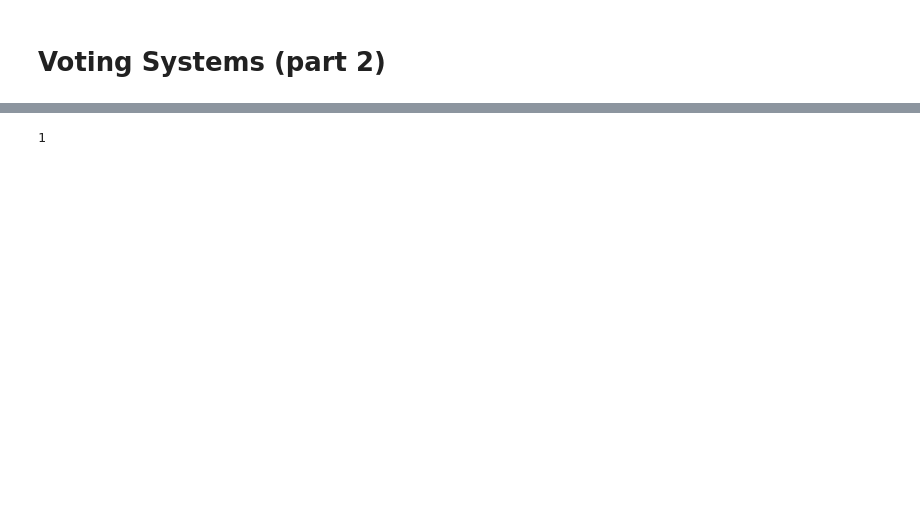
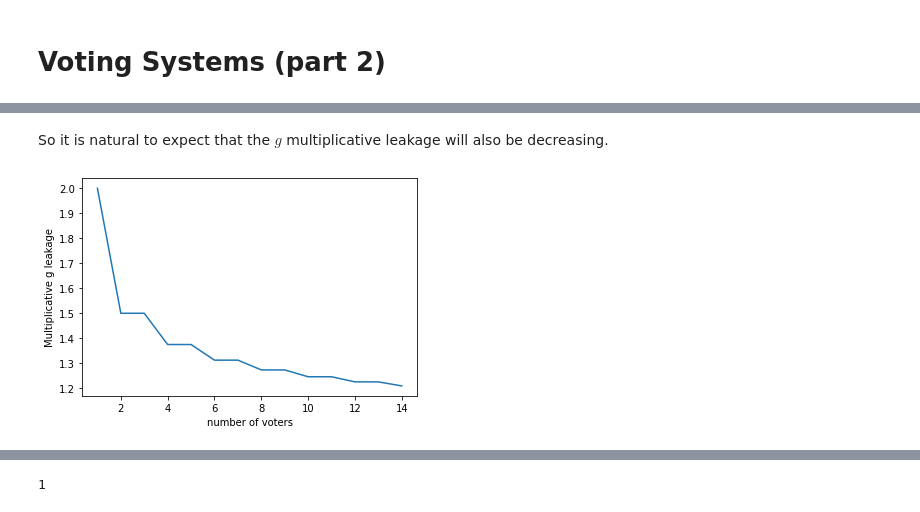
Before and after one commit to damik3/qif-notebooks, a Jupyter notebook: voting_systems/voting_systems_part_2.ipynb, the cells around one changed output, grey strips where cells are left out. Cells and saved outputs as stored; diff of their text form; code cells hidden in the pictures; blank space fills up the shorter version.

```diff
--- a/voting_systems/voting_systems_part_2.ipynb
+++ b/voting_systems/voting_systems_part_2.ipynb
@@ -43,0 +150,9 @@ Multiplicative g leakage: 1.5
+# %% [markdown]
+So it is natural to expect that the $g$ multiplicative leakage will also be decreasing.
+# %%
+plt.plot(vs, [measure.g_vuln.mult_leakage(get_G1(v, c), probab.uniform(c ** v), get_W(v, c)) for v in vs])
+plt.xlabel('number of voters')
+plt.ylabel('Multiplicative g leakage')
+None
+# %% [output]
+[figure, added]
```
Also changed, not shown: parts of 28 cells of this notebook.
